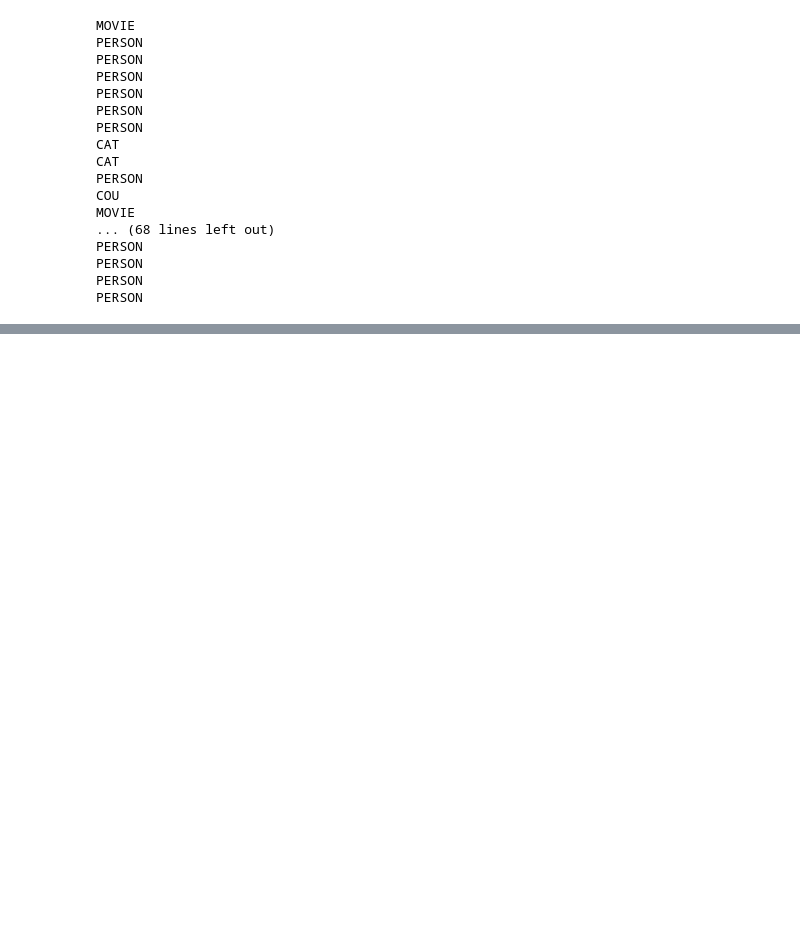
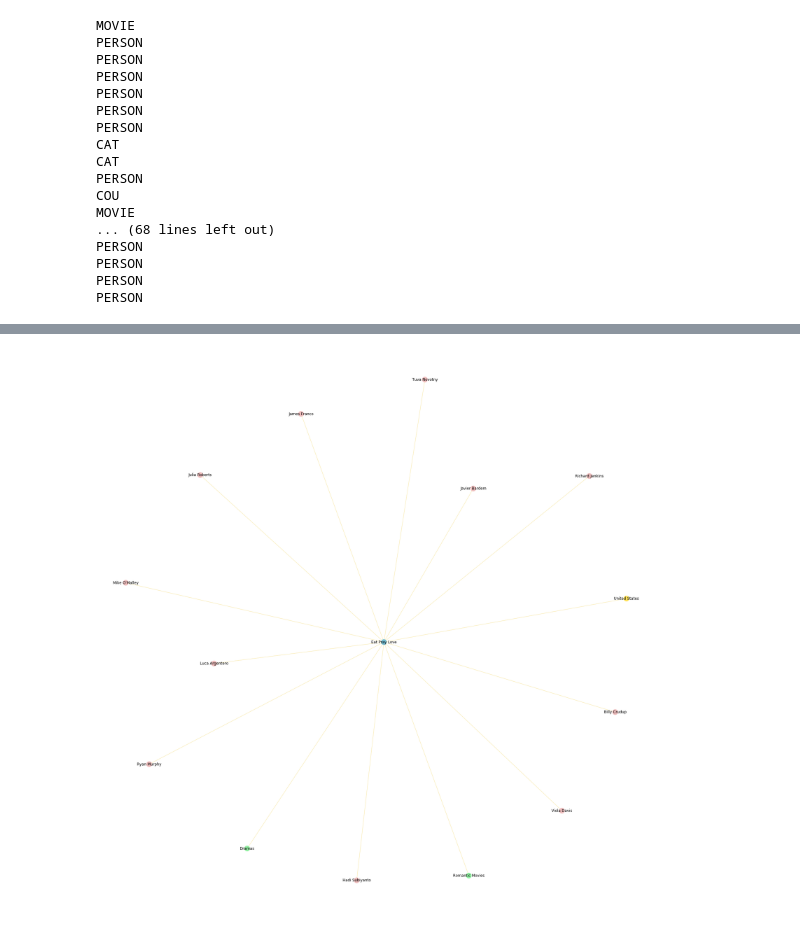
Before and after one commit to LydiaGarrido/TFG-LydiaGarrido, a Jupyter notebook: notebooks/Netflix.ipynb, the cells around one changed output, grey strips where cells are left out. Saved outputs shown, nothing was run; the diff lists cells and outputs as text; code cells hidden in the pictures; blank space fills up the shorter version.

```diff
--- a/notebooks/Netflix.ipynb
+++ b/notebooks/Netflix.ipynb
@@ -238,0 +298,4 @@ def draw_sub_graph(sub_graph):
+# %%
+show_graph(G_multiple_actors)
+# %% [output]
+[figure, added]
```
Also changed, not shown: parts of 13 cells of this notebook.
